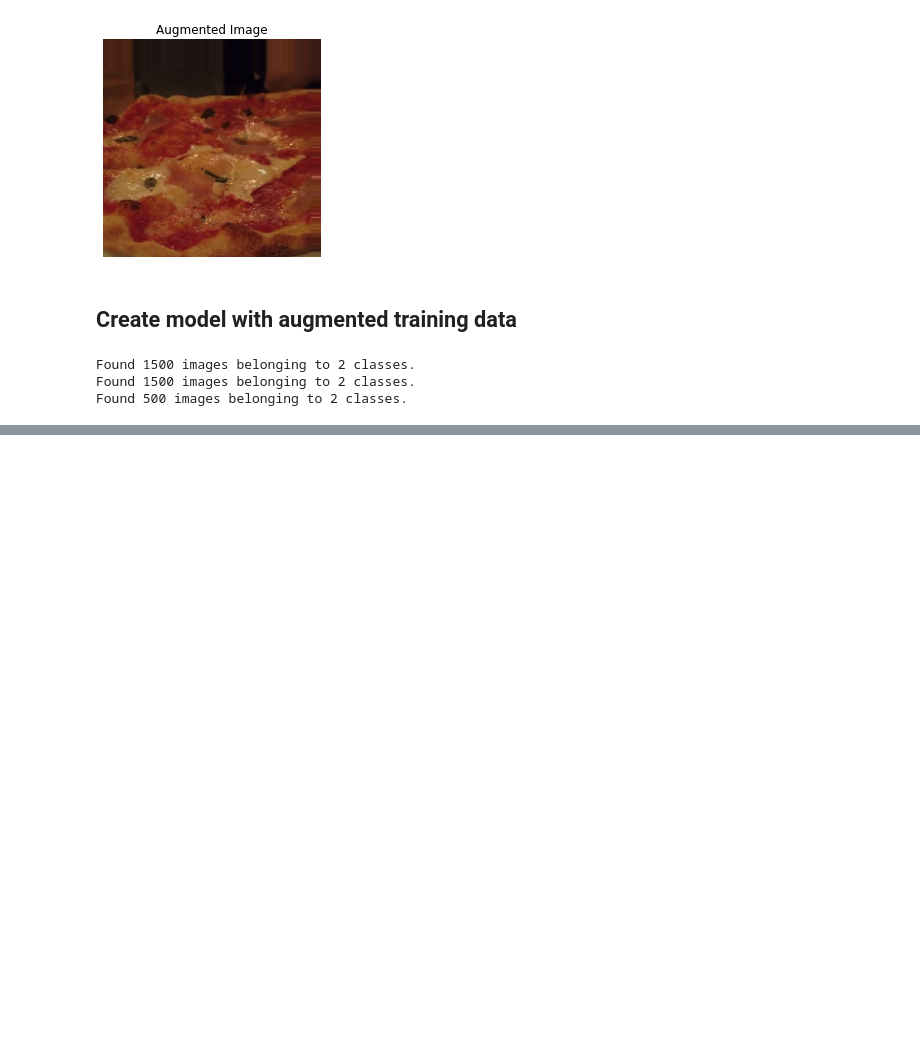
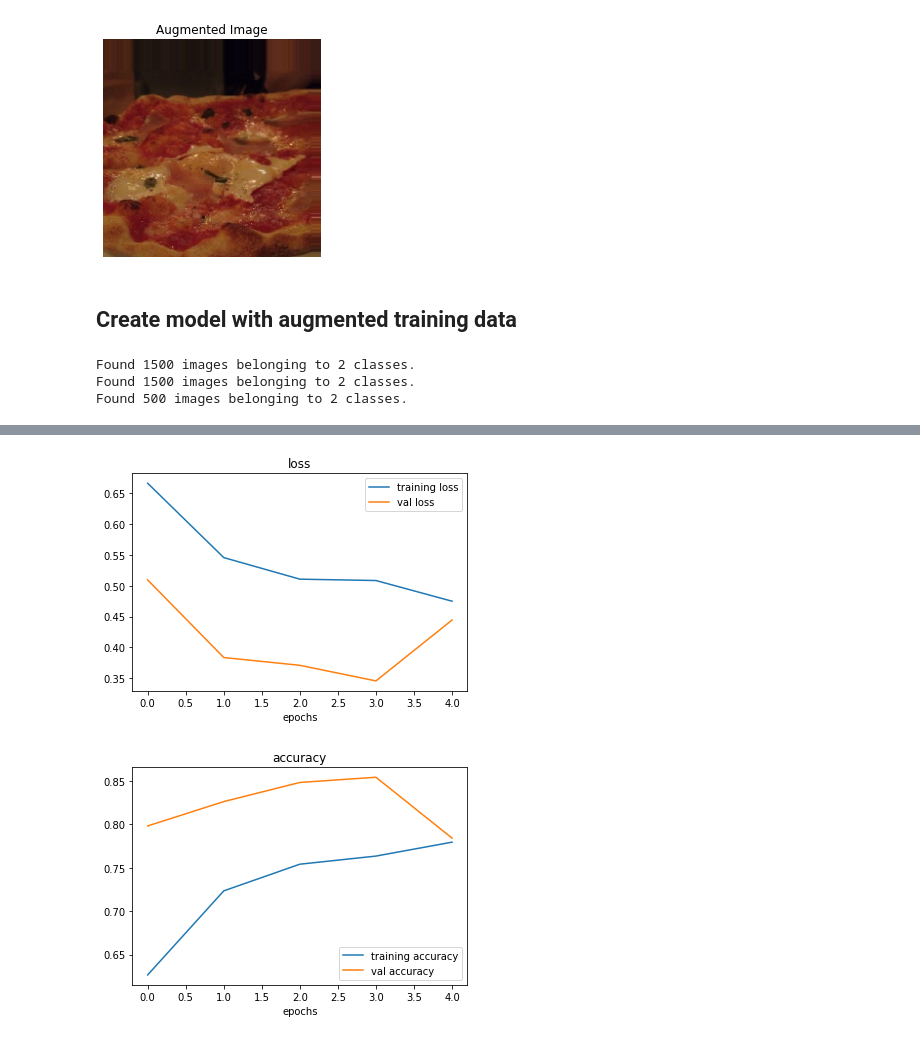
Before and after one commit to leogalbu/Colab_Notebook, a Jupyter notebook: Food_Classification.ipynb, the cells around one changed output, grey strips where cells are left out. Saved outputs shown, nothing was run; the diff lists cells and outputs as text; code cells hidden in the pictures; blank space fills up the shorter version.

```diff
--- a/Food_Classification.ipynb
+++ b/Food_Classification.ipynb
@@ -483,7 +483,7 @@ test_datagen = ImageDataGenerator(rescale=1/255.)
 ## Visualize Data Augmentation
 # %%
 # Import data and augment it from training dir
-train_datagen_augmented = train_datagen_augmented.flow_from_directory(train_dir, target_size=(224,224), batch_size=32, class_mode='binary', shuffle=False)
+train_data_augmented = train_datagen_augmented.flow_from_directory(train_dir, target_size=(224,224), batch_size=32, class_mode='binary', shuffle=False)
 # Create non agumented
 train_data = train_datagen.flow_from_directory(train_dir, target_size=(224,224), batch_size=32, class_mode='binary', shuffle=False)
 # Test Data
@@ -514,8 +514,8 @@ Showing image number: 5
 # %% [markdown]
 ## Create model with augmented training data
 # %%
-# Import data and augment it from training dir
-train_datagen_augmented = train_datagen_augmented.flow_from_directory(train_dir, target_size=(224,224), batch_size=32, class_mode='binary', shuffle=True)
+# Import data and augment it from training dir (Shuffle True)
+train_data_augmented = train_datagen_augmented.flow_from_directory(train_dir, target_size=(224,224), batch_size=32, class_mode='binary', shuffle=True)
 # Create non agumented
 train_data = train_datagen.flow_from_directory(train_dir, target_size=(224,224), batch_size=32, class_mode='binary', shuffle=True)
 # Test Data
@@ -531,7 +531,7 @@ model_5 = Sequential([
     MaxPool2D(pool_size=2),
     Conv2D(10,3, activation='relu'),
     MaxPool2D(),
-    Conv2D(10,3, activation='relu'),
+    # Conv2D(10,3, activation='relu'),
     MaxPool2D(),
     Flatten(),
     Dense(1, activation='sigmoid')
@@ -541,6 +541,6 @@ model_5 = Sequential([
 model_5.compile(loss='binary_crossentropy', optimizer=Adam(), metrics=['accuracy'])
 # %%
 # Fit the model
-history_5 = model_5.fit(train_datagen_augmented, steps_per_epoch=len(train_datagen_augmented), epochs=5, validation_data=test_data, validation_steps=len(test_data))
+history_5 = model_5.fit(train_data_augmented, steps_per_epoch=len(train_data_augmented), epochs=5, validation_data=test_data, validation_steps=len(test_data))
 # %% [output]
 Epoch 1/5
@@ -555,0 +556,6 @@ Epoch 5/5
+# %%
+# Plot loss curves
+plot_loss_curve(history_5)
+# %% [output]
+[figure, added]
+[figure, added]
```
Also changed, not shown: parts of 20 cells of this notebook.
